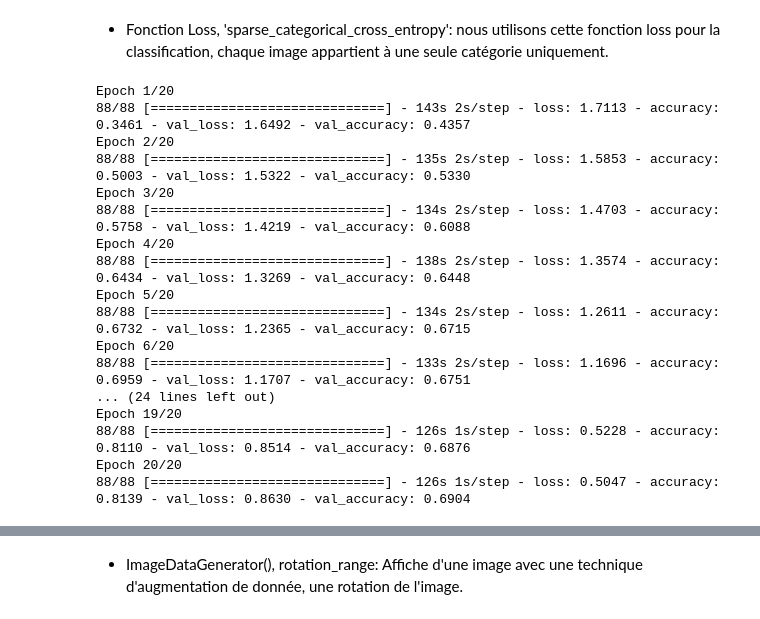
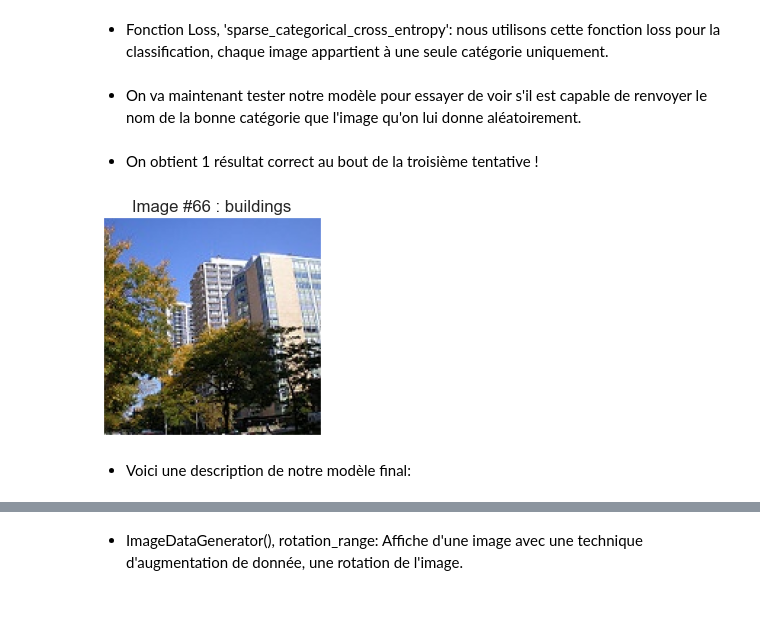
Before and after one commit to hz59/5DEEP, a Jupyter notebook: Mini_Project_ZAKI_LAMKADEM.ipynb, the cells around one changed output, grey strips where cells are left out. Saved outputs shown, nothing was run; the diff lists cells and outputs as text; code cells hidden in the pictures.

Commit message:
New transfer-learning model added + final model saved + new images added

```diff
--- a/Mini_Project_ZAKI_LAMKADEM.ipynb
+++ b/Mini_Project_ZAKI_LAMKADEM.ipynb
@@ -34,7 +34,7 @@ def load_data():
     """
         Chargement des données:
             - 14,034 images pour entrainer notre réseau.
-            - 3,000 images pour évaluer comment notre réseau a été entraîner.
+            - 3,000 images pour évaluer comment notre réseau a été entraîné.
     """
 
     datasets = ['./input/seg_train', './input/seg_test']
@@ -256,21 +256,29 @@ model.add(Dense(6, activation=tf.nn.softmax))
 model.compile(optimizer = 'adam', loss = 'sparse_categorical_crossentropy', metrics=['accuracy'])
 # %%
 model.fit(train_images, train_labels, batch_size=128, epochs=20, validation_split = 0.2)
-# %% [output]
-Epoch 1/20
-88/88 [==============================] - 143s 2s/step - loss: 1.7113 - accuracy: 0.3461 - val_loss: 1.6492 - val_accuracy: 0.4357
-Epoch 2/20
-88/88 [==============================] - 135s 2s/step - loss: 1.5853 - accuracy: 0.5003 - val_loss: 1.5322 - val_accuracy: 0.5330
-Epoch 3/20
-88/88 [==============================] - 134s 2s/step - loss: 1.4703 - accuracy: 0.5758 - val_loss: 1.4219 - val_accuracy: 0.6088
-Epoch 4/20
-88/88 [==============================] - 138s 2s/step - loss: 1.3574 - accuracy: 0.6434 - val_loss: 1.3269 - val_accuracy: 0.6448
-Epoch 5/20
-88/88 [==============================] - 134s 2s/step - loss: 1.2611 - accuracy: 0.6732 - val_loss: 1.2365 - val_accuracy: 0.6715
-Epoch 6/20
-88/88 [==============================] - 133s 2s/step - loss: 1.1696 - accuracy: 0.6959 - val_loss: 1.1707 - val_accuracy: 0.6751
-... (24 lines left out)
-Epoch 19/20
-88/88 [==============================] - 126s 1s/step - loss: 0.5228 - accuracy: 0.8110 - val_loss: 0.8514 - val_accuracy: 0.6876
-Epoch 20/20
-88/88 [==============================] - 126s 1s/step - loss: 0.5047 - accuracy: 0.8139 - val_loss: 0.8630 - val_accuracy: 0.6904
+# %% [markdown]
+* On va maintenant tester notre modèle pour essayer de voir s'il est capable de renvoyer le nom de la bonne catégorie que l'image qu'on lui donne aléatoirement.
+# %%
+# On créer une fonction pour afficher une image aléatoire
+def display_random_image(class_names, images, labels):
+    index = np.random.randint(images.shape[0])
+    plt.figure()
+    plt.imshow(images[index])
+    plt.xticks([])
+    plt.yticks([])
+    plt.grid(False)
+    plt.title('Image #{} : '.format(index) + class_names[labels[index]])
+    plt.show()
+# %% [markdown]
+* On obtient 1 résultat correct au bout de la troisième tentative !
+# %%
+# Vecteur de probabilité
+predictions = model.predict(test_images)
+# On prend la plus haute probabilité
+predicted_labels = np.argmax(predictions, axis = 1)
+
+display_random_image(class_names, test_images, predicted_labels)
+# %% [output]
+[figure, added]
+# %% [markdown]
+* Voici une description de notre modèle final:
```
Also changed, not shown: parts of 15 cells of this notebook, 50 other files.
